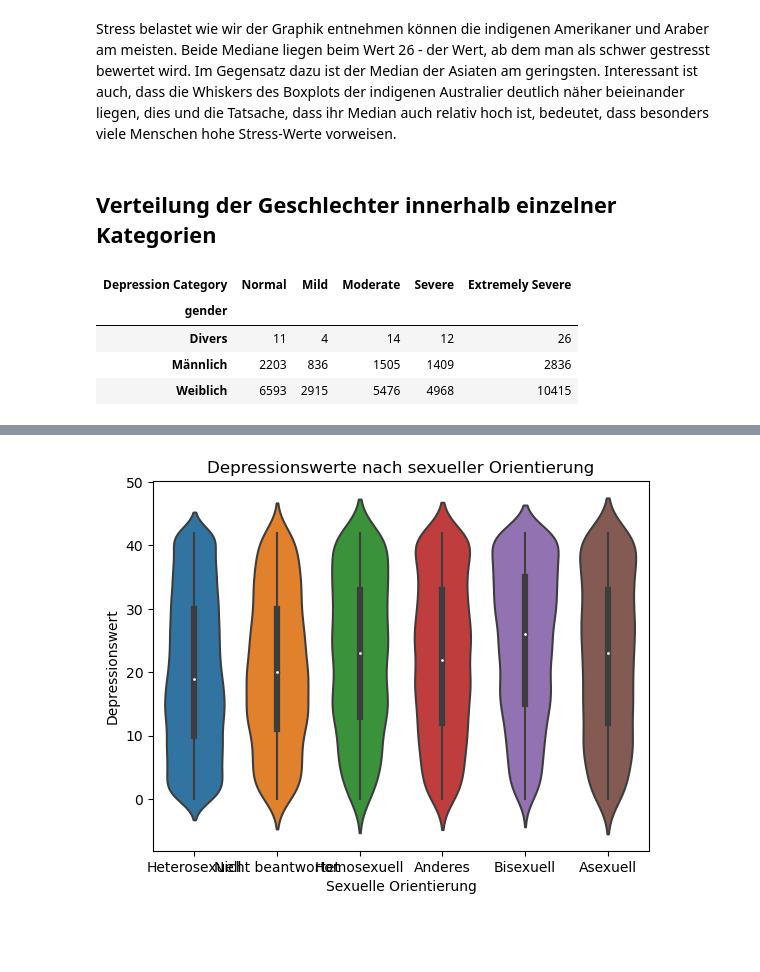
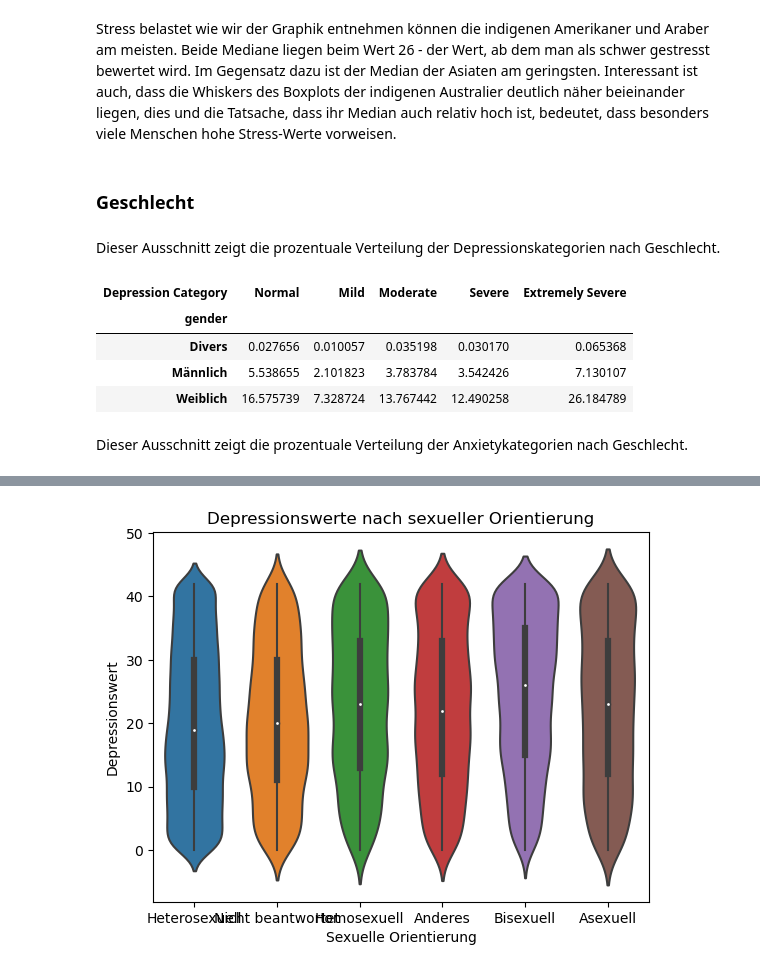
Before and after one commit to wi21b030/Mental-Health, a Jupyter notebook: Mental-Health.ipynb, the cells around one changed output, grey strips where cells are left out. Cells and saved outputs as stored; diff of their text form; code cells hidden in the pictures; blank space fills up the shorter version.

```diff
--- a/Mental-Health.ipynb
+++ b/Mental-Health.ipynb
@@ -748,15 +727,18 @@ plt.show()
 [figure]
 # %% [markdown]
 Stress belastet wie wir der Graphik entnehmen können die indigenen Amerikaner und Araber am meisten. Beide Mediane liegen beim Wert 26 - der Wert, ab dem man als schwer gestresst bewertet wird. Im Gegensatz dazu ist der Median der Asiaten am geringsten. Interessant ist auch, dass die Whiskers des Boxplots der indigenen Australier deutlich näher beieinander liegen, dies und die Tatsache, dass ihr Median auch relativ hoch ist, bedeutet, dass besonders viele Menschen hohe Stress-Werte vorweisen.
-# %% [markdown]
-## Verteilung der Geschlechter innerhalb einzelner Kategorien
+# %% [markdown]
+### Geschlecht
+# %% [markdown]
+Dieser Ausschnitt zeigt die prozentuale Verteilung der Depressionskategorien nach Geschlecht.
 # %%
-gender_depression_counts=data.groupby([gender,'Depression Category']).size().unstack()
-#gender_depression_counts = (data.groupby([gender,'Stress Category']).size().unstack() / len(data)) * 100
+gender_depression_counts = (data.groupby([gender,'Depression Category']).size().unstack() / len(data)) * 100
 gender_depression_counts
 # %% [output]
 | Depression Category | Normal | Mild | Moderate | Severe | Extremely Severe |
 | gender |  |  |  |  |  |
-| Divers | 11 | 4 | 14 | 12 | 26 |
-| Männlich | 2203 | 836 | 1505 | 1409 | 2836 |
-| Weiblich | 6593 | 2915 | 5476 | 4968 | 10415 |
+| Divers | 0.027656 | 0.010057 | 0.035198 | 0.030170 | 0.065368 |
+| Männlich | 5.538655 | 2.101823 | 3.783784 | 3.542426 | 7.130107 |
+| Weiblich | 16.575739 | 7.328724 | 13.767442 | 12.490258 | 26.184789 |
+# %% [markdown]
+Dieser Ausschnitt zeigt die prozentuale Verteilung der Anxietykategorien nach Geschlecht.
```
Also changed, not shown: parts of 54 cells of this notebook.
